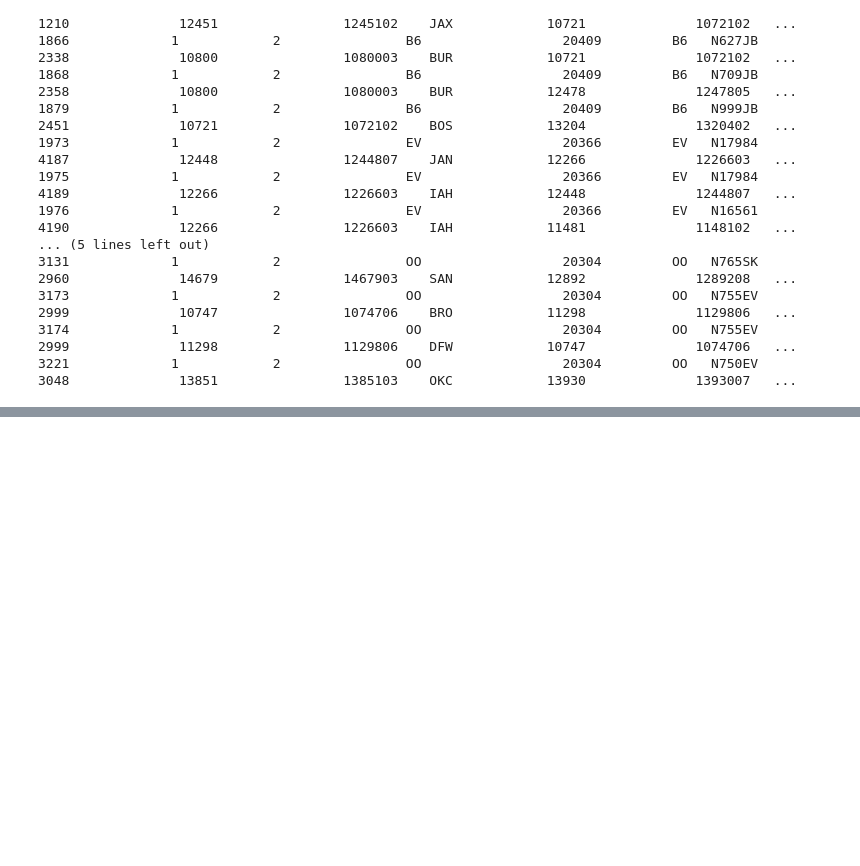
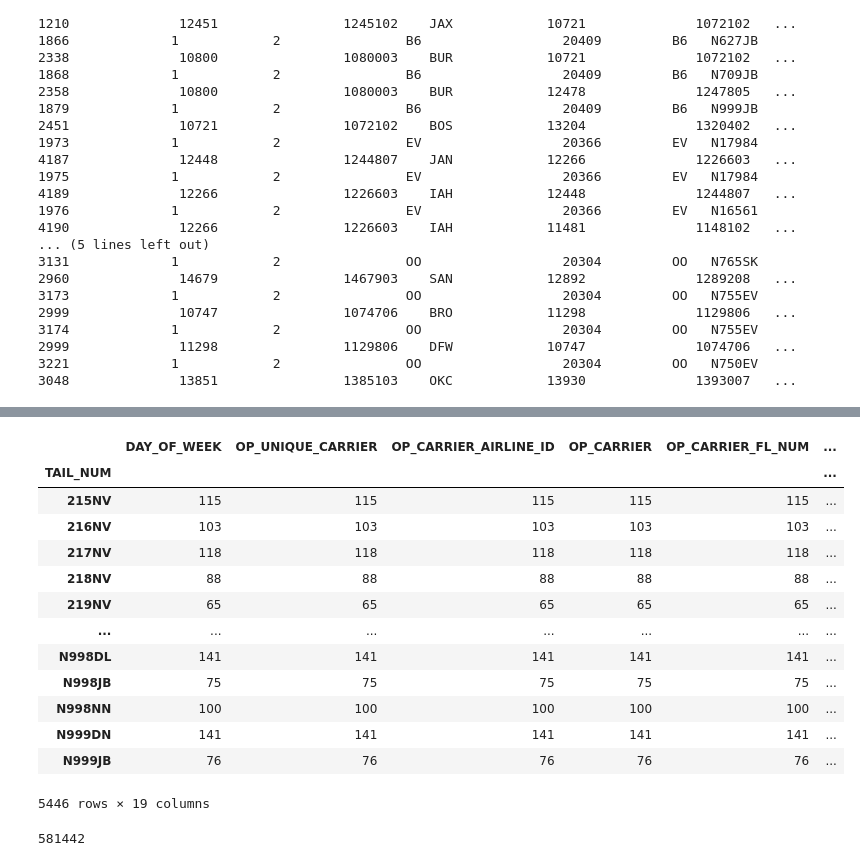
Before and after one commit to GauravVermaji/Flight-delay-prediction-project, a Jupyter notebook: EDA_Flight.ipynb, the cells around one changed output, grey strips where cells are left out. Drawn from its saved outputs; the diff is of its cells as text; code cells hidden in the pictures; blank space fills up the shorter version.

Commit message:
flights take off in week

```diff
--- a/EDA_Flight.ipynb
+++ b/EDA_Flight.ipynb
@@ -147,0 +188,22 @@ print(flight_df[flight_df.isnull().any(axis=1)].head(20))
+# %%
+#flight takes off on the basis of tail_no in january month
+flight_df.set_index(["DAY_OF_MONTH","TAIL_NUM"]).count(level="TAIL_NUM")
+# %% [output]
+|  | DAY_OF_WEEK | OP_UNIQUE_CARRIER | OP_CARRIER_AIRLINE_ID | OP_CARRIER | OP_CARRIER_FL_NUM | ... |
+| TAIL_NUM |  |  |  |  |  | ... |
+| 215NV | 115 | 115 | 115 | 115 | 115 | ... |
+| 216NV | 103 | 103 | 103 | 103 | 103 | ... |
+| 217NV | 118 | 118 | 118 | 118 | 118 | ... |
+| 218NV | 88 | 88 | 88 | 88 | 88 | ... |
+| 219NV | 65 | 65 | 65 | 65 | 65 | ... |
+| ... | ... | ... | ... | ... | ... | ... |
+| N998DL | 141 | 141 | 141 | 141 | 141 | ... |
+| N998JB | 75 | 75 | 75 | 75 | 75 | ... |
+| N998NN | 100 | 100 | 100 | 100 | 100 | ... |
+| N999DN | 141 | 141 | 141 | 141 | 141 | ... |
+| N999JB | 76 | 76 | 76 | 76 | 76 | ... |
+5446 rows × 19 columns
+# %%
+flight_df['TAIL_NUM'].count()
+# %% [output]
+581442
```
Also changed, not shown: parts of 3 cells of this notebook.
